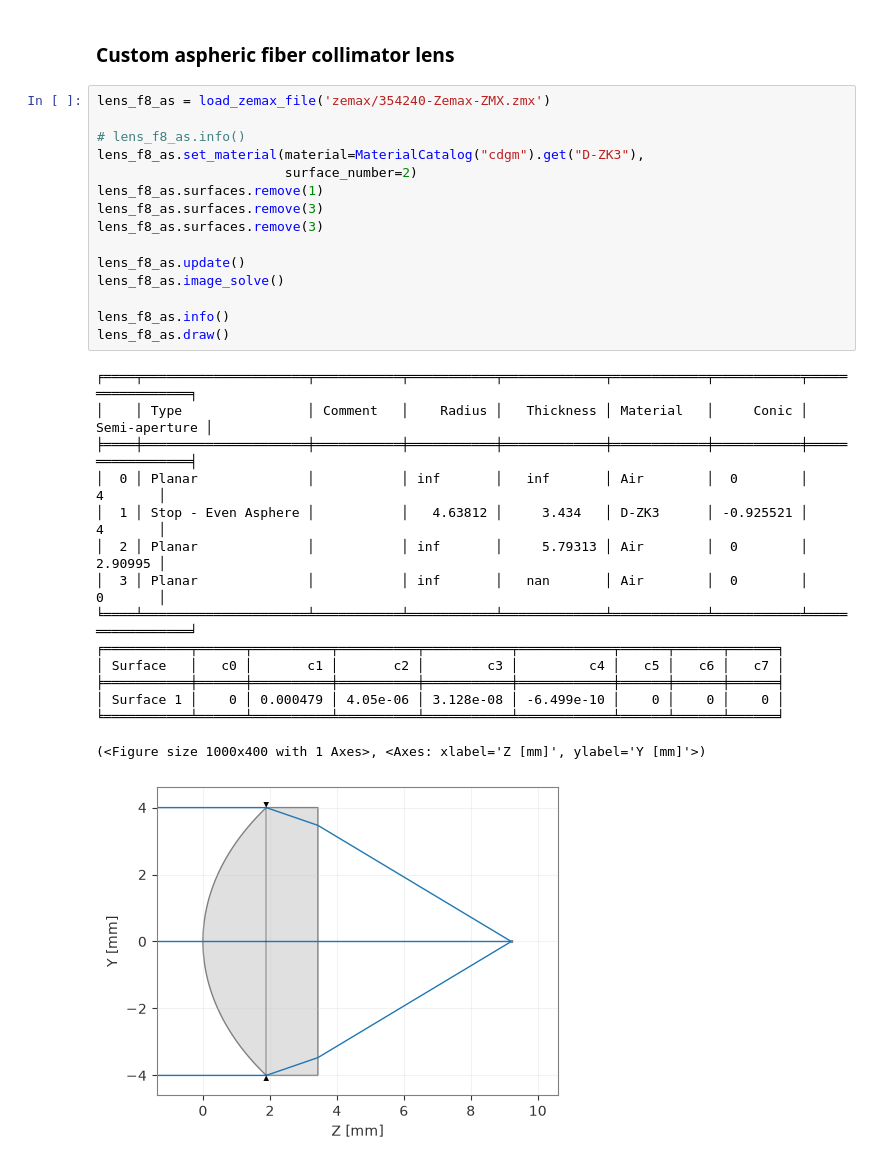
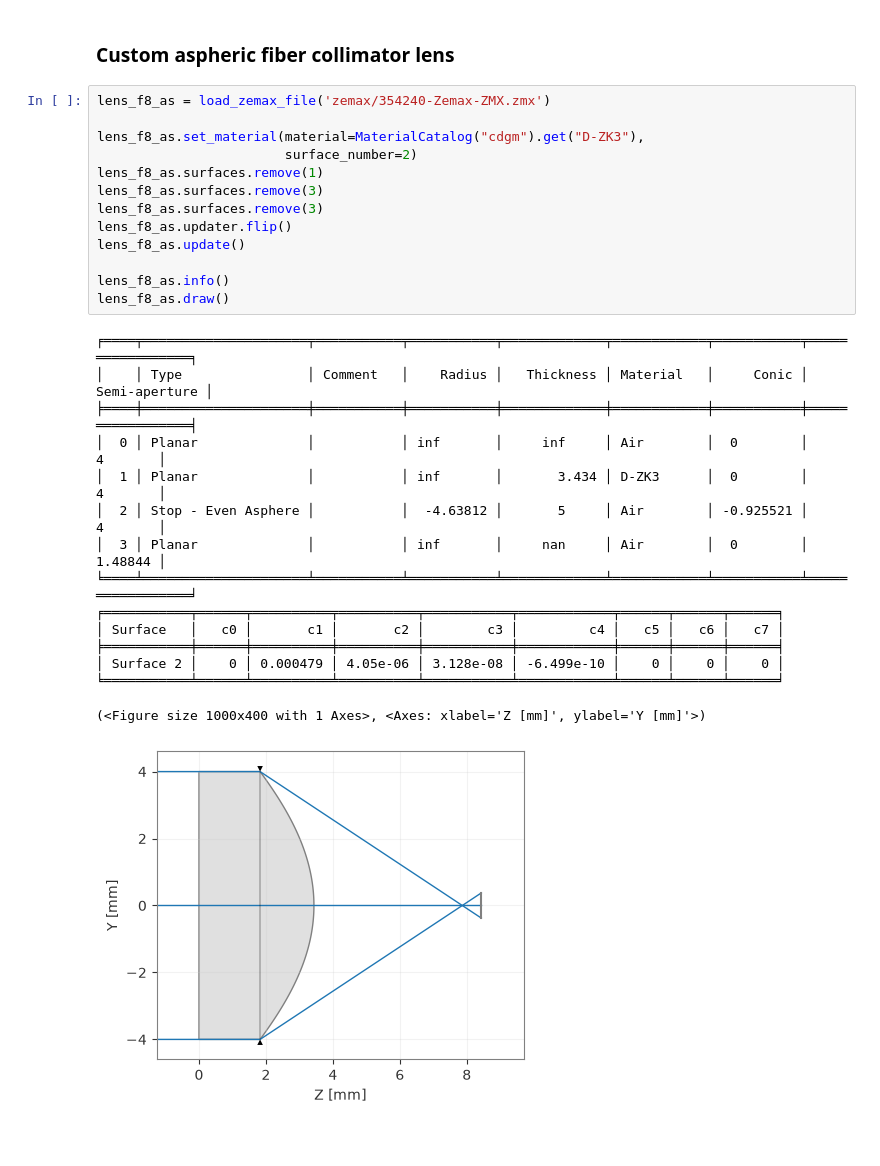
Before and after one commit to fluoimlab/SPIM-Im, a Jupyter notebook: otical_design/v0/sim_v0.ipynb, the cells around one changed output. Cells and saved outputs as stored; diff of their text form.

```diff
--- a/otical_design/v0/sim_v0.ipynb
+++ b/otical_design/v0/sim_v0.ipynb
@@ -56,32 +59,30 @@ lens_f30.draw()
 # %%
 lens_f8_as = load_zemax_file('zemax/354240-Zemax-ZMX.zmx')
 
-# lens_f8_as.info()
 lens_f8_as.set_material(material=MaterialCatalog("cdgm").get("D-ZK3"),
                         surface_number=2)
 lens_f8_as.surfaces.remove(1)
 lens_f8_as.surfaces.remove(3)
 lens_f8_as.surfaces.remove(3)
-
+lens_f8_as.updater.flip()
 lens_f8_as.update()
-lens_f8_as.image_solve()
 
 lens_f8_as.info()
 lens_f8_as.draw()
 # %% [output]
 ╒════╤═════════════════════╤═══════════╤═══════════╤═════════════╤════════════╤═══════════╤═════════════════╕
 │    │ Type                │ Comment   │    Radius │   Thickness │ Material   │     Conic │   Semi-aperture │
 ╞════╪═════════════════════╪═══════════╪═══════════╪═════════════╪════════════╪═══════════╪═════════════════╡
-│  0 │ Planar              │           │ inf       │   inf       │ Air        │  0        │         4       │
-│  1 │ Stop - Even Asphere │           │   4.63812 │     3.434   │ D-ZK3      │ -0.925521 │         4       │
-│  2 │ Planar              │           │ inf       │     5.79313 │ Air        │  0        │         2.90995 │
-│  3 │ Planar              │           │ inf       │   nan       │ Air        │  0        │         0       │
+│  0 │ Planar              │           │ inf       │     inf     │ Air        │  0        │         4       │
+│  1 │ Planar              │           │ inf       │       3.434 │ D-ZK3      │  0        │         4       │
+│  2 │ Stop - Even Asphere │           │  -4.63812 │       5     │ Air        │ -0.925521 │         4       │
+│  3 │ Planar              │           │ inf       │     nan     │ Air        │  0        │         1.48844 │
 ╘════╧═════════════════════╧═══════════╧═══════════╧═════════════╧════════════╧═══════════╧═════════════════╛
 ╒═══════════╤══════╤══════════╤══════════╤═══════════╤════════════╤══════╤══════╤══════╕
 │ Surface   │   c0 │       c1 │       c2 │        c3 │         c4 │   c5 │   c6 │   c7 │
 ╞═══════════╪══════╪══════════╪══════════╪═══════════╪════════════╪══════╪══════╪══════╡
-│ Surface 1 │    0 │ 0.000479 │ 4.05e-06 │ 3.128e-08 │ -6.499e-10 │    0 │    0 │    0 │
+│ Surface 2 │    0 │ 0.000479 │ 4.05e-06 │ 3.128e-08 │ -6.499e-10 │    0 │    0 │    0 │
 ╘═══════════╧══════╧══════════╧══════════╧═══════════╧════════════╧══════╧══════╧══════╛
 (<Figure size 1000x400 with 1 Axes>, <Axes: xlabel='Z [mm]', ylabel='Y [mm]'>)
-[figure, old version]
+[figure, new version]
 # %% [markdown]
```
Also changed, not shown: parts of 29 cells of this notebook.
